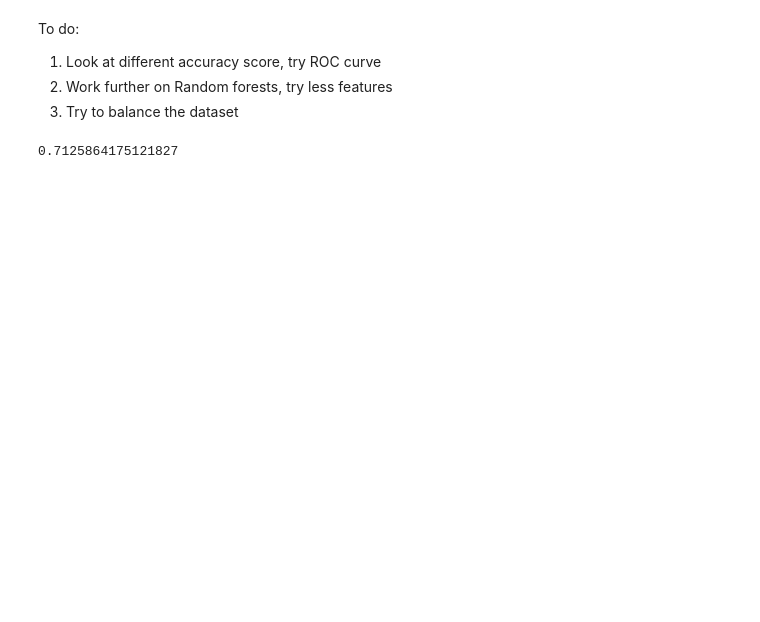
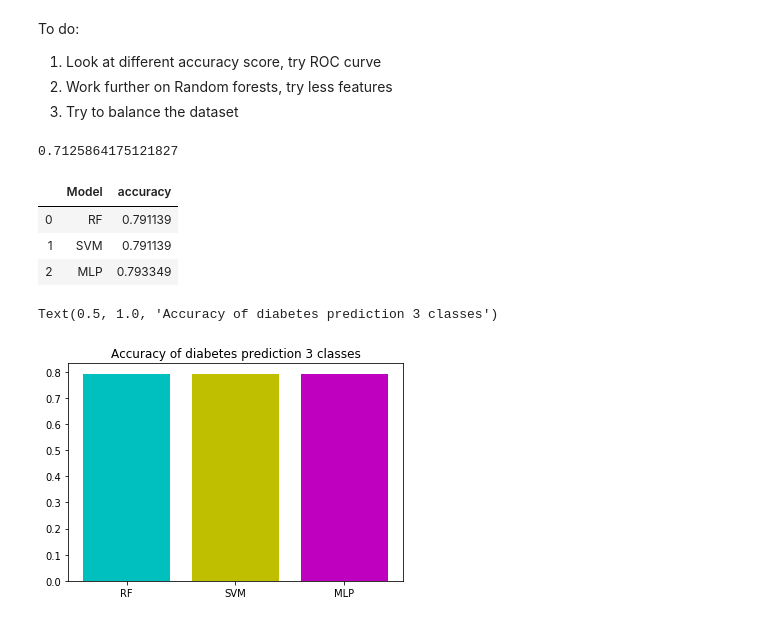
Before and after one commit to ElviraMingazova/PRML_Project, a Jupyter notebook: Diabetes_pred.ipynb, the cells around one changed output. Saved outputs shown, nothing was run; the diff lists cells and outputs as text; code cells hidden in the pictures; blank space fills up the shorter version.

```diff
--- a/Diabetes_pred.ipynb
+++ b/Diabetes_pred.ipynb
@@ -822,3 +848,22 @@ from sklearn.metrics import f1_score
 f1_score(y_true,y_pred, average='weighted')
 # %% [output]
 0.7125864175121827
+# %%
+d = {'Model': ['RF', 'SVM', 'MLP'],
+     'accuracy' : [rf.score(X_test, y_test), svc.score(X_test_scaled, y_test), mlp.score(X_train_scaled, y_train)]}
+
+result_df = pd.DataFrame(data = d)
+result_df
+# %% [output]
+|  | Model | accuracy |
+| 0 | RF | 0.791139 |
+| 1 | SVM | 0.791139 |
+| 2 | MLP | 0.793349 |
+# %%
+bars = plt.bar(result_df['Model'], height=result_df['accuracy'], color=['c','y','m'])
+# bars[0].set_color('c')
+# bars[2].set_color('m')
+plt.title('Accuracy of diabetes prediction 3 classes')
+# %% [output]
+Text(0.5, 1.0, 'Accuracy of diabetes prediction 3 classes')
+[figure, added]
```
Also changed, not shown: parts of 10 cells of this notebook.
